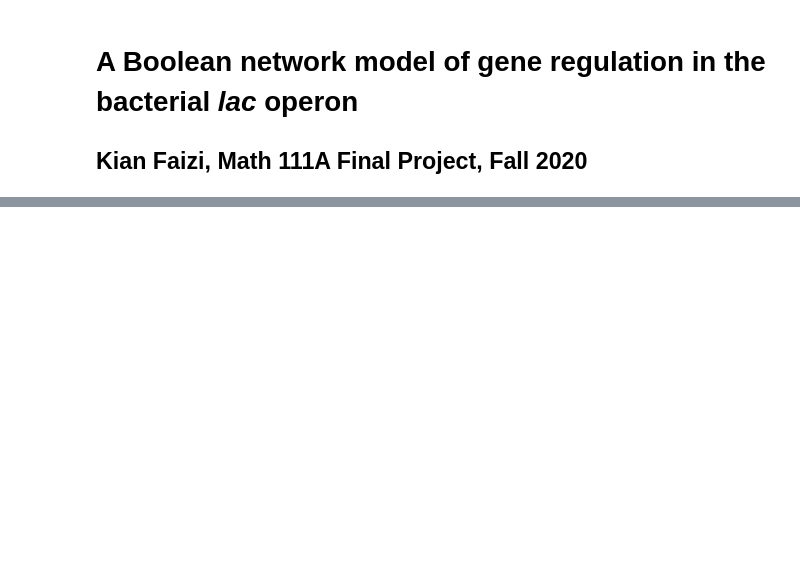
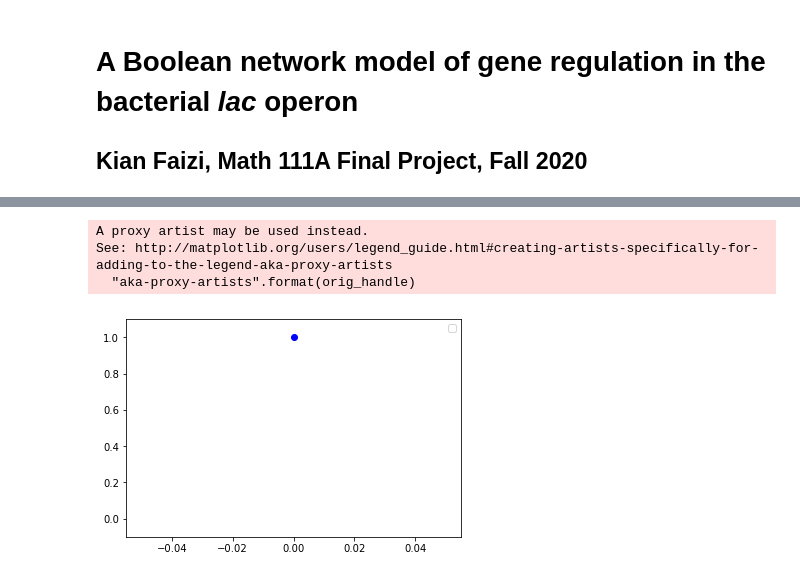
Before and after one commit to kfaizi/boolean-lac, a Jupyter notebook: main.ipynb, the cells around one changed output, grey strips where cells are left out. Cells and saved outputs as stored; diff of their text form; code cells hidden in the pictures; blank space fills up the shorter version.

```diff
--- a/main.ipynb
+++ b/main.ipynb
@@ -78,0 +43,23 @@ DG.add_weighted_edges_from([
+# %%
+text = """
+# initial values
+cap = True
+lac_ext = Random
+gluc_ext = Random
+lac = Random
+allolac = Random
+camp_cap = Random
+camp = Random
+lacy = Random
+laci = Random
+rna = Random
+
+# updating rules
+lac* = (lac_ext and lacy) or (lac_ext and not gluc_ext)
+allolac* = lac
+camp_cap* = camp and cap
+camp* = not gluc_ext
+lacy* = rna
+laci* = not allolac
+rna* = camp_cap and not laci
+"""
@@ -78,0 +219,11 @@ DG.add_weighted_edges_from([
+# %%
+#plot results
+p1 = pylab.plot( model.data["rna"] , 'ob-' )
+pylab.legend( [p1], ["rna"])
+pylab.ylim((-0.1,1.1))
+pylab.show()
+# %% [output]
+A proxy artist may be used instead.
+See: http://matplotlib.org/users/legend_guide.html#creating-artists-specifically-for-adding-to-the-legend-aka-proxy-artists
+  "aka-proxy-artists".format(orig_handle)
+[figure, added]
```
Also changed, not shown: parts of 9 cells of this notebook.
